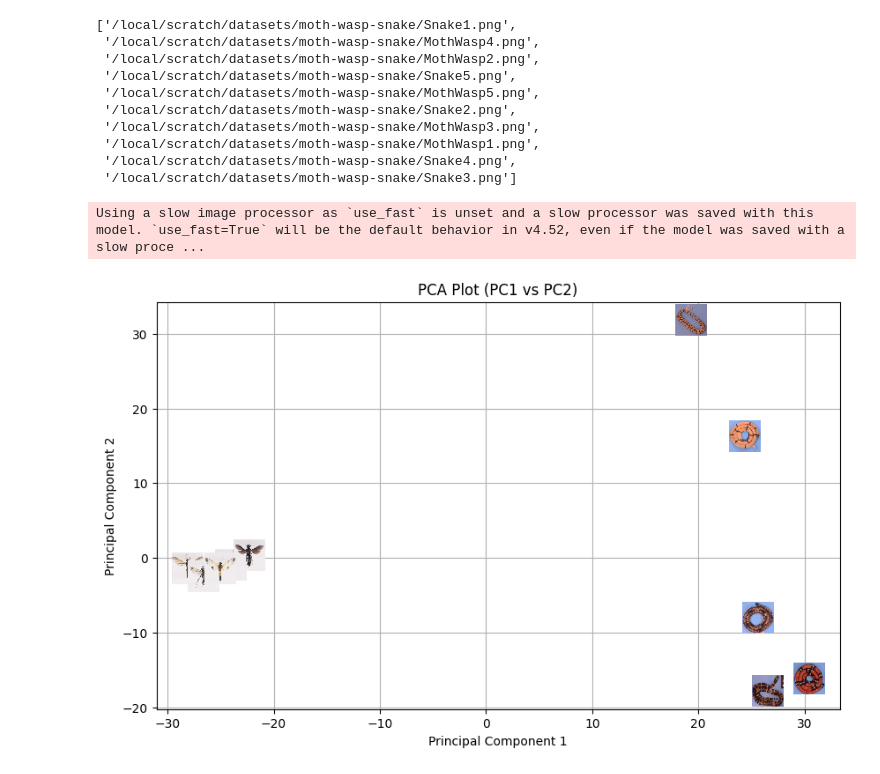
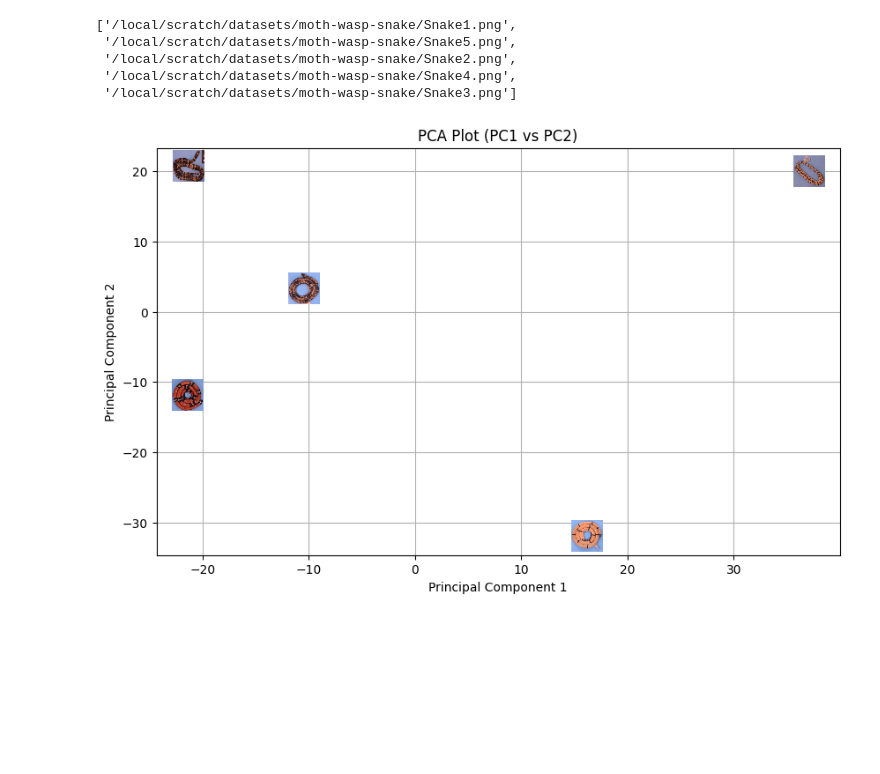
Before and after one commit to Imageomics/mimicry-madness, a Jupyter notebook: notebooks/david-playground.ipynb, the cells around one changed output. Cells and saved outputs as stored; diff of their text form; code cells hidden in the pictures; blank space fills up the shorter version.

```diff
--- a/notebooks/david-playground.ipynb
+++ b/notebooks/david-playground.ipynb
@@ -7,43 +7,38 @@ for root, dirs, paths in root_img_dir.walk():
     for p in paths:
         image_paths.append(str(Path(root) / p))
 
+image_paths = [x for x in image_paths if "Snake" in x]
 image_paths
 # %% [output]
 ['/local/scratch/datasets/moth-wasp-snake/Snake1.png',
- '/local/scratch/datasets/moth-wasp-snake/MothWasp4.png',
- '/local/scratch/datasets/moth-wasp-snake/MothWasp2.png',
  '/local/scratch/datasets/moth-wasp-snake/Snake5.png',
- '/local/scratch/datasets/moth-wasp-snake/MothWasp5.png',
  '/local/scratch/datasets/moth-wasp-snake/Snake2.png',
- '/local/scratch/datasets/moth-wasp-snake/MothWasp3.png',
- '/local/scratch/datasets/moth-wasp-snake/MothWasp1.png',
  '/local/scratch/datasets/moth-wasp-snake/Snake4.png',
  '/local/scratch/datasets/moth-wasp-snake/Snake3.png']
 # %%
 import torch
 import matplotlib.pyplot as plt
 import numpy as np
 from PIL import Image
 from tqdm import tqdm
 
 from mimicry_madness.viz import create_pca_image_plot
 from mimicry_madness.models import DINOWrapper
 from mimicry_madness.constants import HuggingfaceModelIDs
 
 dino = DINOWrapper(HuggingfaceModelIDs.DINOv2).cuda()
 dino.eval()
 
 extracted_features = []
 for img_path in tqdm(image_paths, desc="Processing Images"):
     img = Image.open(img_path).convert("RGB")
     img_pro = dino.process_image(img)
     with torch.no_grad():
-        features = dino(img_pro)
+        features = dino(img_pro.cuda())
     features = features.squeeze().cpu().numpy()
     extracted_features.append(features)
 
 fig, ax = create_pca_image_plot(extracted_features, image_paths, pca_x=0, pca_y=1, plt_img_size=(256, 256), zoom=0.1)
 plt.show()
 # %% [output]
-Using a slow image processor as `use_fast` is unset and a slow processor was saved with this model. `use_fast=True` will be the default behavior in v4.52, even if the model was saved with a slow proce ...
-[figure, old version]
+[figure, new version]
```
